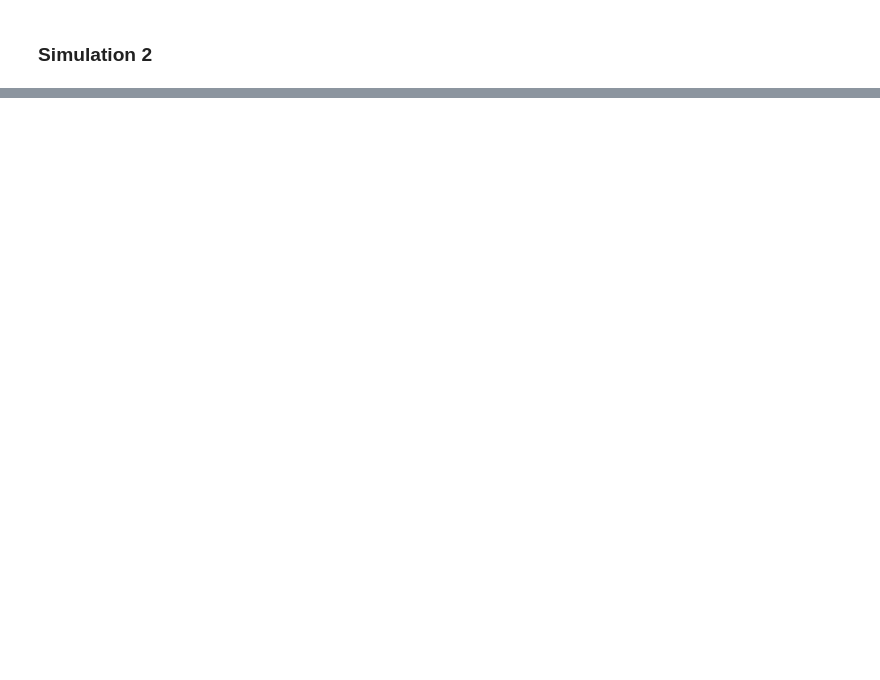
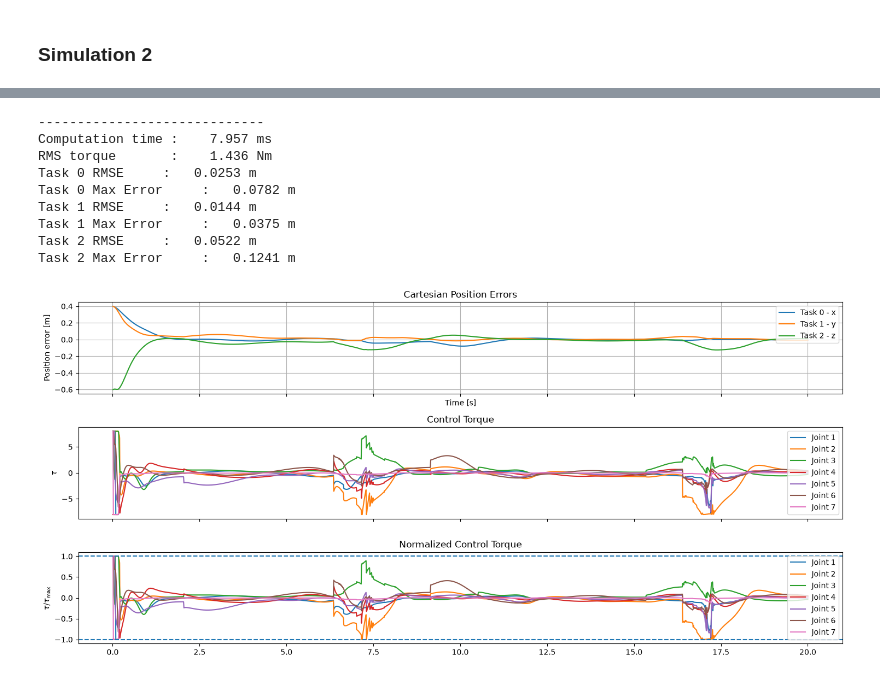
Before and after one commit to moerli4/arcl_project, a Jupyter notebook: arcl_ws/simulation.ipynb, the cells around one changed output, grey strips where cells are left out. Drawn from its saved outputs; the diff is of its cells as text; code cells hidden in the pictures; blank space fills up the shorter version.

```diff
--- a/arcl_ws/simulation.ipynb
+++ b/arcl_ws/simulation.ipynb
@@ -96,0 +96,42 @@ average controller computation time:    0.083 ms
+# %%
+# simulation parameters
+show_viewer = False
+dt = 0.01
+T = 20
+gravity = (0.0, 0.0, 0.0)
+
+# define control objectives
+tasks = [
+    XPositionTask(x_des=0.4, K=100, D=50),
+    YPositionTask(y_des=0.4, K=100, D=50),
+    ZSinusoidalTask(z_center=0.4, amplitude=0.5, frequency=0.1, dt=dt, K=100, D=50),
+]
+
+# artificially limit torque
+torque_limits = [8,8,8,8,8,8,8]
+# %%
+# QP based controller (as in the paper)
+
+tau_cmd_hist, tasks, torque_limits, computation_times = run(
+    tasks=tasks,
+    controller=TorqueControllerQP(epsilon=1e-8),
+    show_viewer=show_viewer,
+    dt=dt,
+    T=T,
+    gravity=gravity,
+    torque_limits=torque_limits,
+)
+
+print_metrics(tau_cmd_hist, tasks, computation_times, dt=0.01, transient_time=5)
+plot_cartesian_pos_errors(tasks=tasks, tau=tau_cmd_hist, torque_limits=torque_limits)
+# %% [output]
+-----------------------------
+Computation time :    7.957 ms
+RMS torque       :    1.436 Nm
+Task 0 RMSE     :   0.0253 m
+Task 0 Max Error     :   0.0782 m
+Task 1 RMSE     :   0.0144 m
+Task 1 Max Error     :   0.0375 m
+Task 2 RMSE     :   0.0522 m
+Task 2 Max Error     :   0.1241 m
+[figure, added]
```
Also changed, not shown: parts of 10 cells of this notebook, 4 other files.
